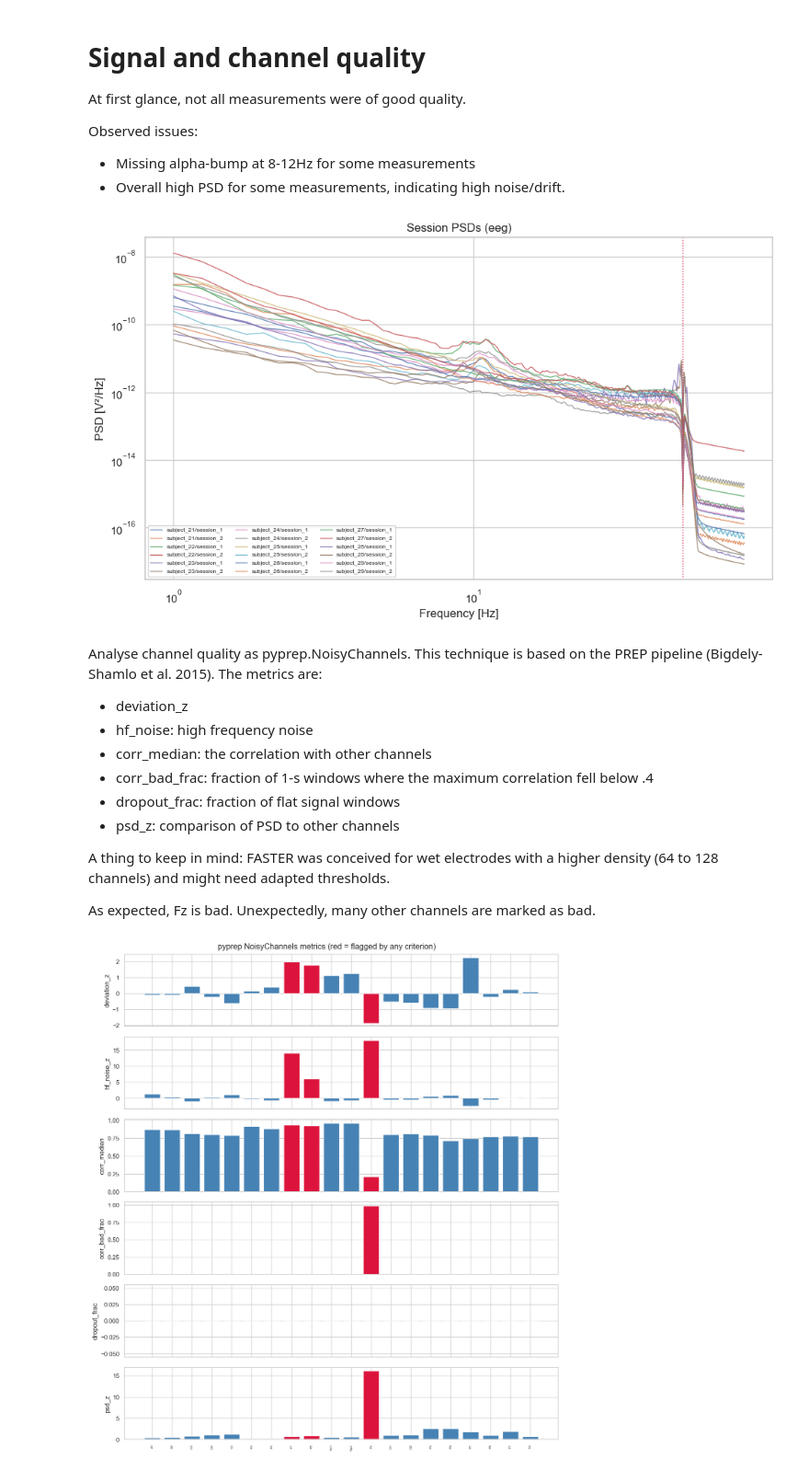
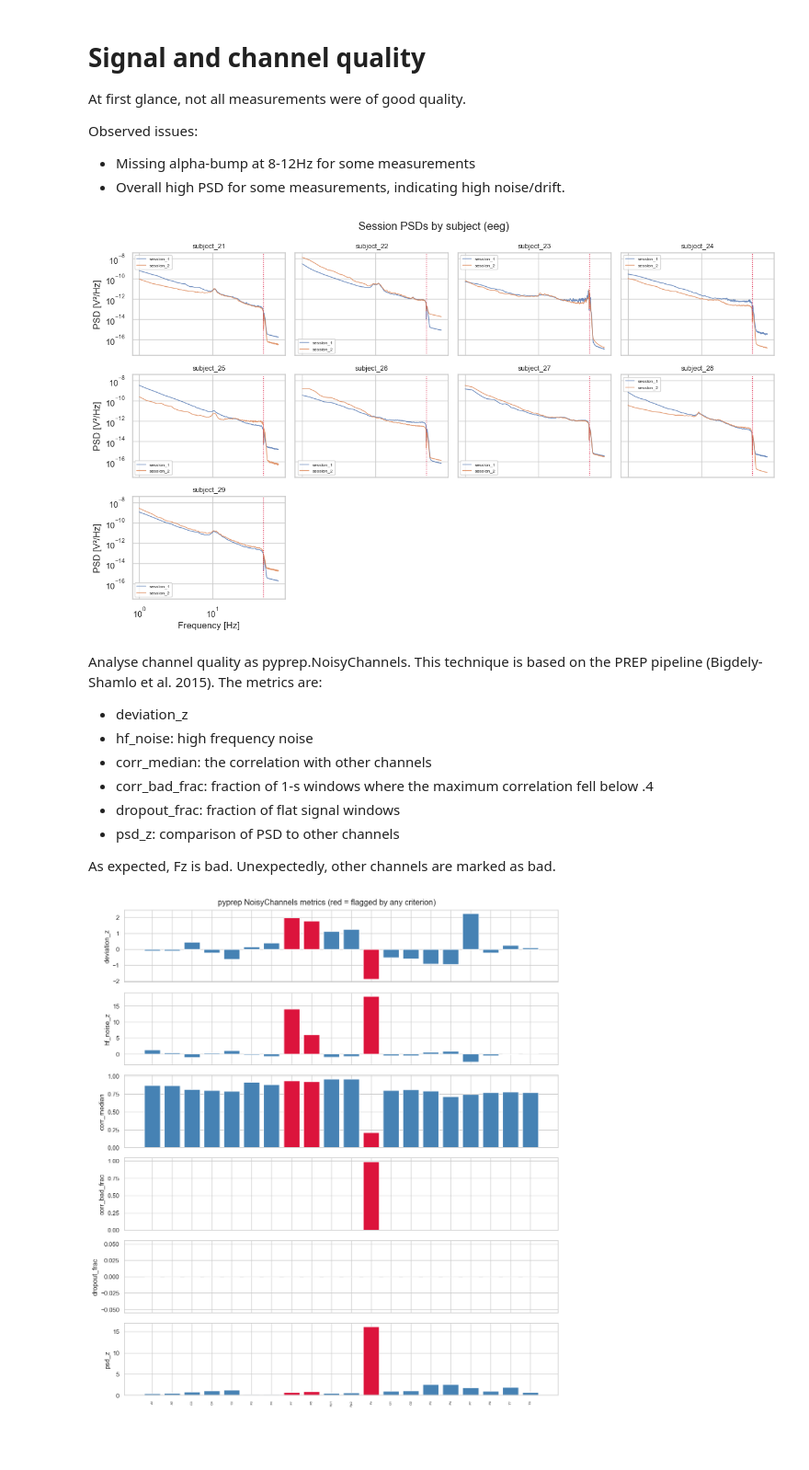
Before and after one commit to baeriswyln/VIBE, a Jupyter notebook: DataAnalysis/12_data_quality_analysis.ipynb, the cells around one changed output. Shown at 92% size. Drawn from its saved outputs; the diff is of its cells as text; code cells hidden in the pictures; blank space fills up the shorter version.

Commit message:
:sparkles: visual analysis of the signal quality

```diff
--- a/DataAnalysis/12_data_quality_analysis.ipynb
+++ b/DataAnalysis/12_data_quality_analysis.ipynb
@@ -151,43 +152,54 @@ Observed issues:
 - Missing alpha-bump at 8-12Hz for some measurements
 - Overall high PSD for some measurements, indicating high noise/drift.
 # %%
-def plot_session_psds(raws_dict, fmax=80, picks="eeg", figsize=(10, 6), eeg_field_name="eeg_raw"):
-    """Log-log PSD of every session on one axis.
-
-    What to look for
-    ----------------
-    * A clean EEG spectrum is roughly 1/f with an alpha bump at 8-12 Hz.
-      Missing alpha in an awake, eyes-open-ish recording is suspicious.
-    * A 50 Hz (EU) line peak and its harmonics: quantify it, don't just notch
-      it away — a huge line peak usually means bad electrode contact.
-    * A flat / white spectrum = disconnected or saturated channel.
-    * Broadband power rising above ~20 Hz = muscle (EMG) contamination.
-    * A session whose whole curve sits an order of magnitude above the others
-      is a candidate for exclusion or for robust re-referencing.
-
-    Refs: Bigdely-Shamlo et al. (2015) Front Neuroinform (PREP pipeline);
-    Delorme & Makeig (2004) J Neurosci Methods (EEGLAB);
-    Muthukumaraswamy (2013) Front Hum Neurosci (EMG in EEG/MEG).
-    """
-    fig, ax = plt.subplots(figsize=figsize)
+def plot_session_psds_by_subject(raws_dict, fmax=80, picks="eeg", figsize=None,
+                                  eeg_field_name="eeg_raw", n_cols=4):
+    # First pass: compute PSDs, capping n_fft to each recording's actual length
+    # so we never ask Welch's method for a longer segment than exists.
+    records = []
     for sub, ses, raw_dict in iter_sessions(raws_dict):
         raw_eeg = raw_dict[eeg_field_name]
         psd = raw_eeg.compute_psd(fmin=1, fmax=fmax, picks=picks, n_fft=int(4 * raw_eeg.info["sfreq"]))
         f = psd.freqs
         m = psd.get_data().mean(axis=0)
-        ax.loglog(f, m, lw=1, alpha=.8, label=f"{sub}/{ses}")
-    for hz in (50, 100):
-        if hz < fmax:
-            ax.axvline(hz, color="crimson", ls=":", lw=1)
-    ax.set(xlabel="Frequency [Hz]", ylabel="PSD [V²/Hz]",
-           title=f"Session PSDs ({eeg_field_name})")
-    ax.legend(fontsize=6, ncol=3)
+        records.append((sub, ses, f, m))
+
+    subjects = sorted(set(r[0] for r in records))
+    n_cols = min(n_cols, len(subjects))
+    n_rows = ceil(len(subjects) / n_cols)
+    if figsize is None:
+        figsize = (3.2 * n_cols, 2.6 * n_rows)
+
+    # sharex/sharey guarantees every panel spans the exact same axis range
+    fig, axes = plt.subplots(n_rows, n_cols, figsize=figsize,
+                              sharex=True, sharey=True, squeeze=False)
+    axes_flat = axes.ravel()
+
+    for ax, sub in zip(axes_flat, subjects):
+        for s, ses, f, m in records:
+            if s != sub:
+                continue
+            ax.loglog(f, m, lw=1, alpha=.8, label=ses)
+        for hz in (50, 100):
+            if hz < fmax:
+                ax.axvline(hz, color="crimson", ls=":", lw=1)
+        ax.set_title(sub, fontsize=9)
+        ax.legend(fontsize=6)
+
+    for ax in axes_flat[len(subjects):]:  # hide unused grid cells
+        ax.axis("off")
+    for ax in axes[-1, :]:
+        ax.set_xlabel("Frequency [Hz]")
+    for ax in axes[:, 0]:
+        ax.set_ylabel("PSD [V²/Hz]")
+
+    fig.suptitle(f"Session PSDs by subject ({eeg_field_name})")
     fig.tight_layout()
     return fig
 
-_ = plot_session_psds(raw, eeg_field_name="eeg")
+_ = plot_session_psds_by_subject(raw, eeg_field_name="eeg")
 # %% [output]
-[figure, old version]
+[figure, new version]
 # %% [markdown]
 Analyse channel quality as pyprep.NoisyChannels. This technique is based on the PREP pipeline (Bigdely-Shamlo et al. 2015). The metrics are:
 
@@ -198,9 +210,7 @@ Analyse channel quality as pyprep.NoisyChannels. This technique is based on the
 - dropout_frac: fraction of flat signal windows
 - psd_z: comparison of PSD to other channels
 
-A thing to keep in mind: FASTER was conceived for wet electrodes with a higher density (64 to 128 channels) and might need adapted thresholds.
-
-As expected, Fz is bad. Unexpectedly, many other channels are marked as bad.
+As expected, Fz is bad. Unexpectedly, other channels are marked as bad.
 # %%
 def channel_quality_table_pyprep(raw, ransac=False, **nc_kwargs):
     raw_eeg = raw['eeg_raw'].copy().pick("eeg")
```
Also changed, not shown: parts of 8 cells of this notebook.
